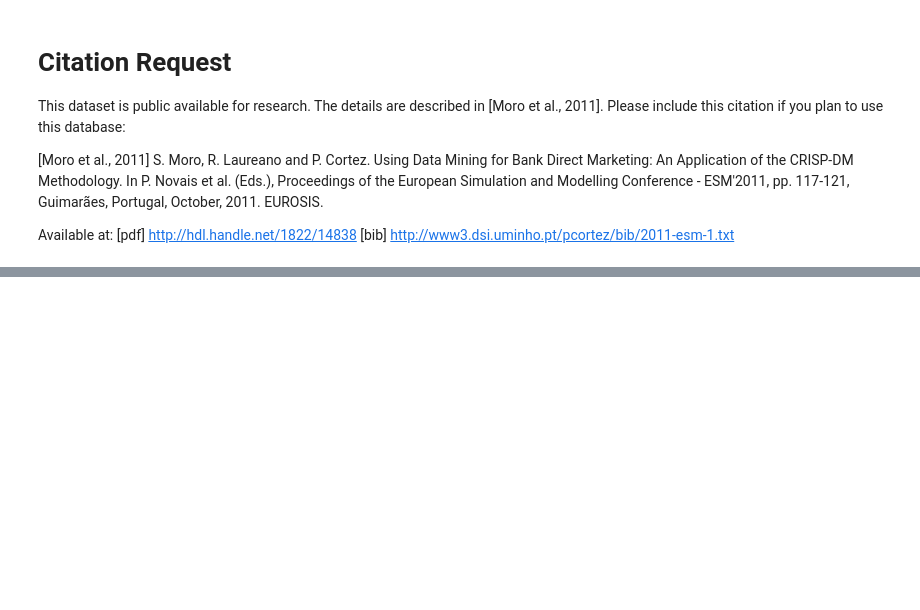
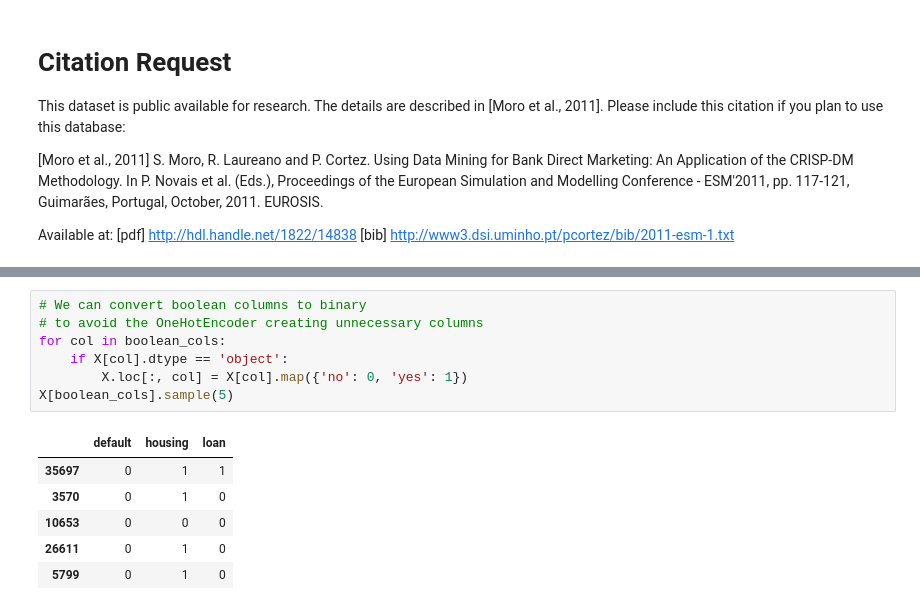
Before and after one commit to Xenodion/supervised_ml_project_waerniers_lamy, a Jupyter notebook: code/project.ipynb, the cells around one changed output, grey strips where cells are left out. Cells and saved outputs as stored; diff of their text form; blank space fills up the shorter version.

```diff
--- a/code/project.ipynb
+++ b/code/project.ipynb
@@ -44,0 +155,14 @@ bank_full
+# %%
+# We can convert boolean columns to binary
+# to avoid the OneHotEncoder creating unnecessary columns
+for col in boolean_cols:
+    if X[col].dtype == 'object':
+        X.loc[:, col] = X[col].map({'no': 0, 'yes': 1})
+X[boolean_cols].sample(5)
+# %% [output]
+|  | default | housing | loan |
+| 35697 | 0 | 1 | 1 |
+| 3570 | 0 | 1 | 0 |
+| 10653 | 0 | 0 | 0 |
+| 26611 | 0 | 1 | 0 |
+| 5799 | 0 | 1 | 0 |
```
Also changed, not shown: parts of 10 cells of this notebook.
